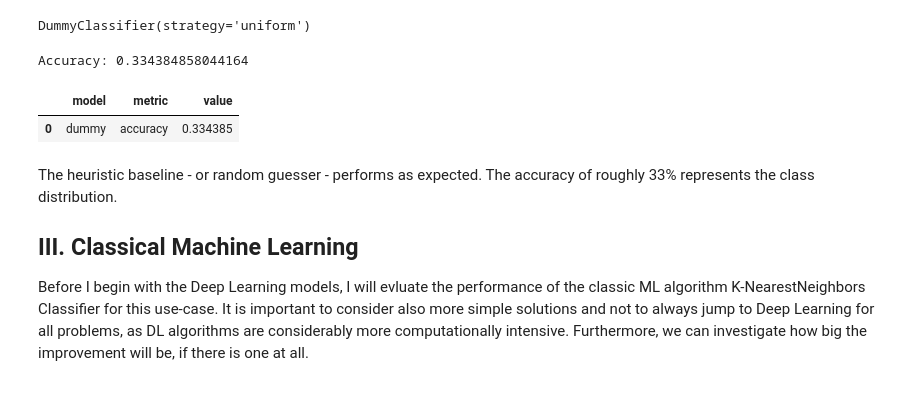
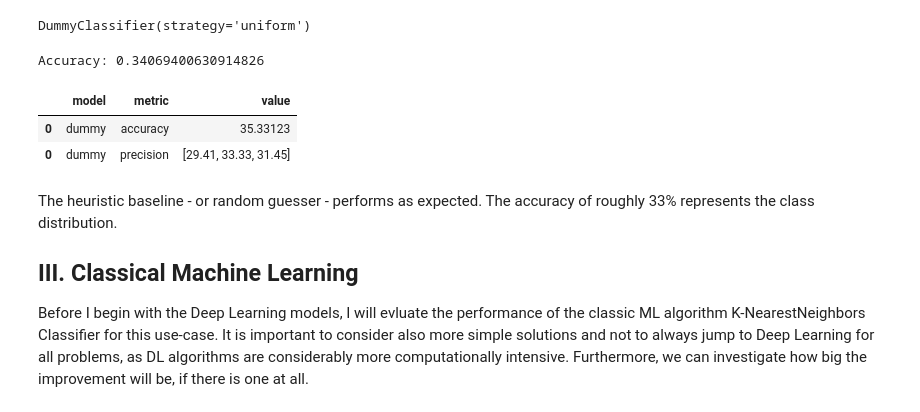
Before and after one commit to MOXHAN/MK-SuperCircuit-Classifier, a Jupyter notebook: portfolio.ipynb, the cells around one changed output. Saved outputs shown, nothing was run; the diff lists cells and outputs as text; code cells hidden in the pictures.

```diff
--- a/portfolio.ipynb
+++ b/portfolio.ipynb
@@ -191,10 +199,15 @@ dummy.fit(X_train, Y_train)
 DummyClassifier(strategy='uniform')
 # %%
 # test the model
-score = dummy.score(X_test, Y_test)
+acc_dummy = dummy.score(X_test, Y_test)*100
 print(f"Accuracy: {score}")
 # %% [output]
-Accuracy: 0.334384858044164
+Accuracy: 0.34069400630914826
+# %%
+y_pred = dummy.predict(X_test)
+
+precision_dummy = precision_score(Y_test,y_pred, average=None)*100
+precision_dummy = np.around(np.array(precision_dummy), 2)
 # %%
 def collectMetrics(df, model_name, metric_name, metric_value):
     # append the new metrics to the dataframe
@@ -208,12 +221,14 @@ def collectMetrics(df, model_name, metric_name, metric_value):
 # %%
 collected_metrics = pd.DataFrame(columns=["model", "metric", "value"])
 
-collected_metrics = collectMetrics(collected_metrics, "dummy", "accuracy", score)
+collected_metrics = collectMetrics(collected_metrics, "dummy", "accuracy", acc_dummy)
+collected_metrics = collectMetrics(collected_metrics, "dummy", "precision", precision_dummy)
 
 collected_metrics.head()
 # %% [output]
 |  | model | metric | value |
-| 0 | dummy | accuracy | 0.334385 |
+| 0 | dummy | accuracy | 35.33123 |
+| 0 | dummy | precision | [29.41, 33.33, 31.45] |
 # %% [markdown]
 The heuristic baseline - or random guesser - performs as expected. The accuracy of roughly 33% represents the class distribution.
 
```
Also changed, not shown: parts of 35 cells of this notebook.
